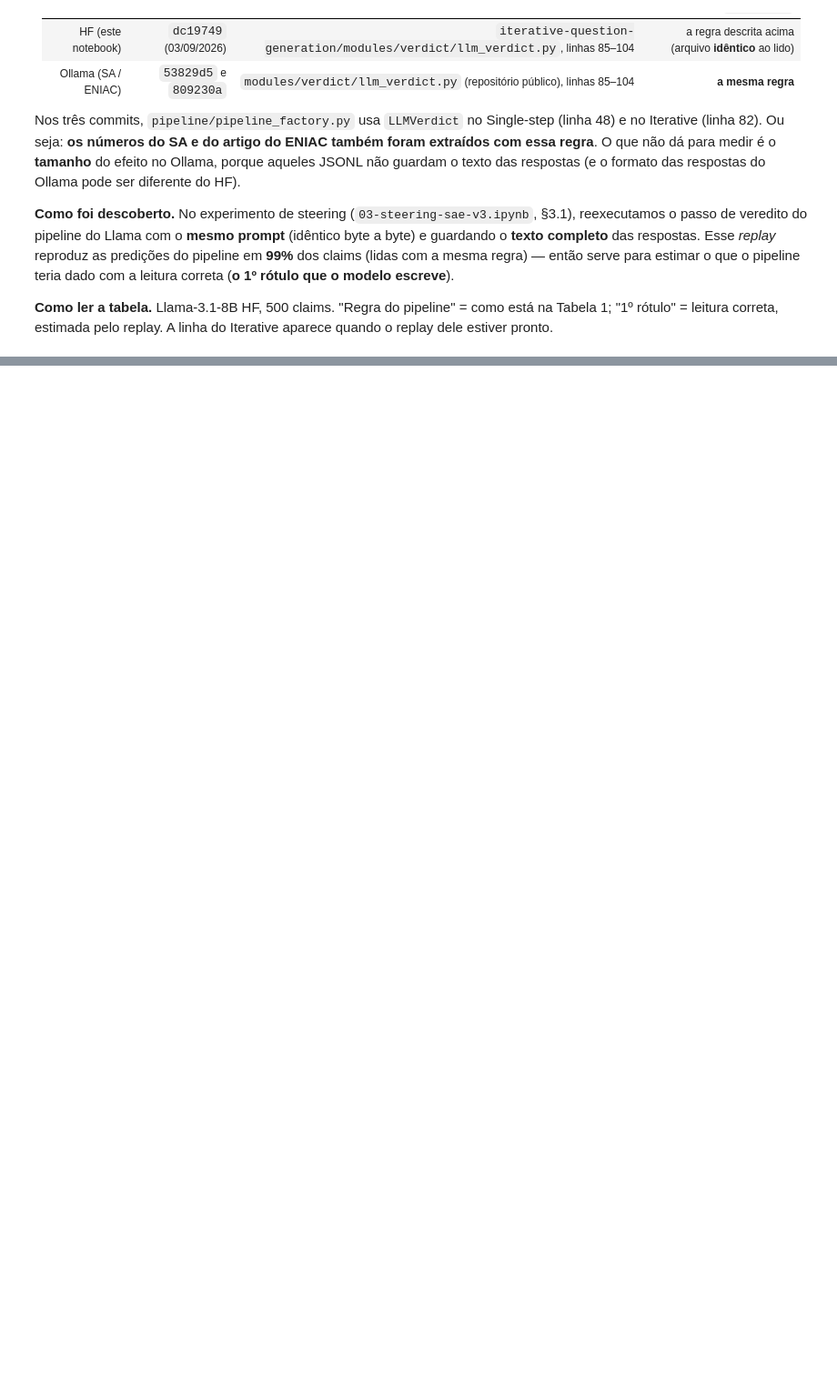
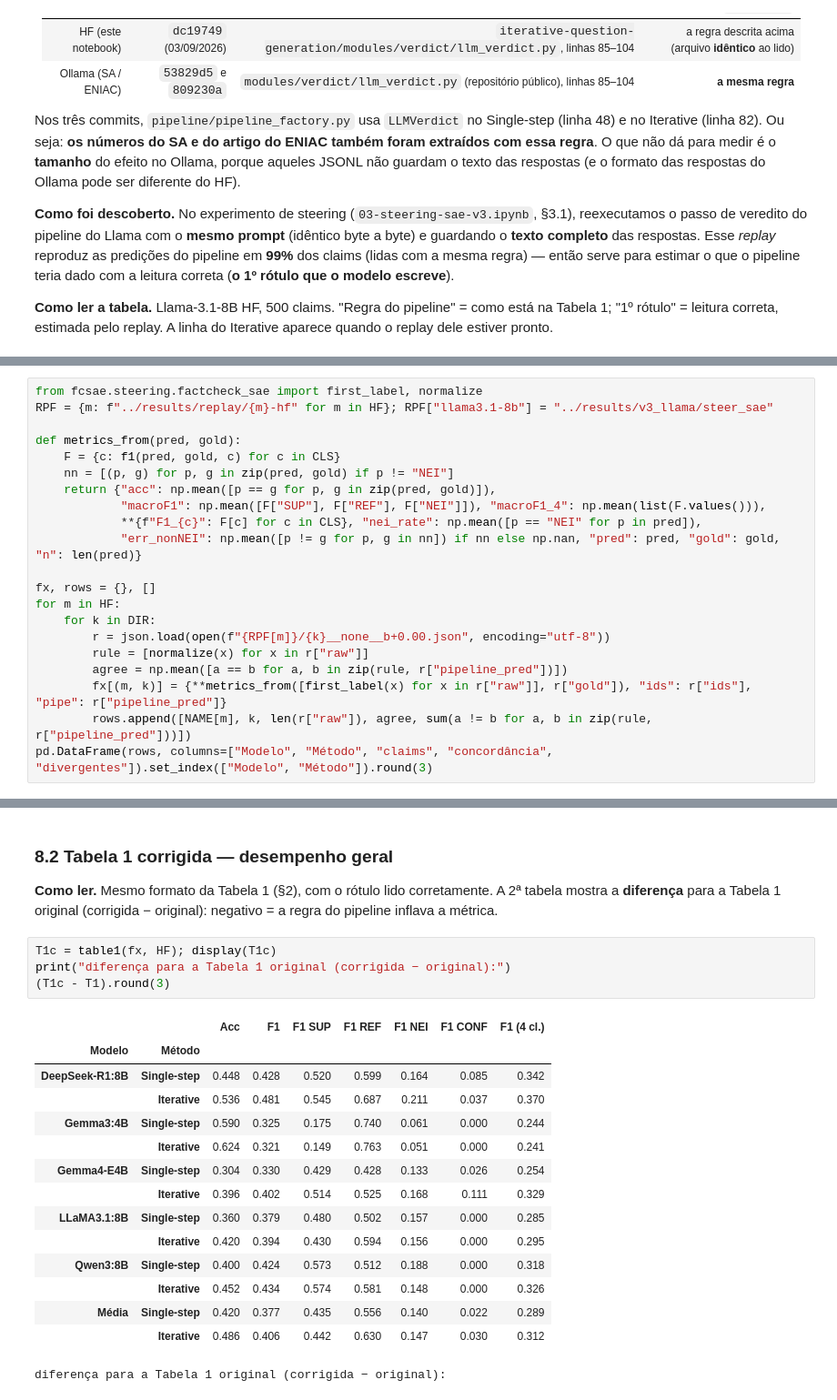
Before and after one commit to lucasfrag/fact-checking-nei-saes, a Jupyter notebook: notebooks/01-single-vs-iterative-it.ipynb, the cells around one changed output, grey strips where cells are left out. Shown at 91% size. Cells and saved outputs as stored; diff of their text form; blank space fills up the shorter version.

```diff
--- a/notebooks/01-single-vs-iterative-it.ipynb
+++ b/notebooks/01-single-vs-iterative-it.ipynb
@@ -442,0 +468,21 @@ guardando o texto), como no replay do Llama — sem refazer a busca de evidênci
+# %%
+from fcsae.steering.factcheck_sae import first_label, normalize
+RPF = {m: f"../results/replay/{m}-hf" for m in HF}; RPF["llama3.1-8b"] = "../results/v3_llama/steer_sae"
+
+def metrics_from(pred, gold):
+    F = {c: f1(pred, gold, c) for c in CLS}
+    nn = [(p, g) for p, g in zip(pred, gold) if p != "NEI"]
+    return {"acc": np.mean([p == g for p, g in zip(pred, gold)]),
+            "macroF1": np.mean([F["SUP"], F["REF"], F["NEI"]]), "macroF1_4": np.mean(list(F.values())),
+            **{f"F1_{c}": F[c] for c in CLS}, "nei_rate": np.mean([p == "NEI" for p in pred]),
+            "err_nonNEI": np.mean([p != g for p, g in nn]) if nn else np.nan, "pred": pred, "gold": gold, "n": len(pred)}
+
+fx, rows = {}, []
+for m in HF:
+    for k in DIR:
+        r = json.load(open(f"{RPF[m]}/{k}__none__b+0.00.json", encoding="utf-8"))
+        rule = [normalize(x) for x in r["raw"]]
+        agree = np.mean([a == b for a, b in zip(rule, r["pipeline_pred"])])
+        fx[(m, k)] = {**metrics_from([first_label(x) for x in r["raw"]], r["gold"]), "ids": r["ids"], "pipe": r["pipeline_pred"]}
+        rows.append([NAME[m], k, len(r["raw"]), agree, sum(a != b for a, b in zip(rule, r["pipeline_pred"]))])
+pd.DataFrame(rows, columns=["Modelo", "Método", "claims", "concordância", "divergentes"]).set_index(["Modelo", "Método"]).round(3)
@@ -442,0 +502,26 @@ guardando o texto), como no replay do Llama — sem refazer a busca de evidênci
+# %% [markdown]
+### 8.2 Tabela 1 corrigida — desempenho geral
+
+**Como ler.** Mesmo formato da Tabela 1 (§2), com o rótulo lido corretamente. A 2ª tabela mostra a
+**diferença** para a Tabela 1 original (corrigida − original): negativo = a regra do pipeline inflava a
+métrica.
+# %%
+T1c = table1(fx, HF); display(T1c)
+print("diferença para a Tabela 1 original (corrigida − original):")
+(T1c - T1).round(3)
+# %% [output]
+|  |  | Acc | F1 | F1 SUP | F1 REF | F1 NEI | F1 CONF | F1 (4 cl.) |
+| Modelo | Método |  |  |  |  |  |  |  |
+| DeepSeek-R1:8B | Single-step | 0.448 | 0.428 | 0.520 | 0.599 | 0.164 | 0.085 | 0.342 |
+|  | Iterative | 0.536 | 0.481 | 0.545 | 0.687 | 0.211 | 0.037 | 0.370 |
+| Gemma3:4B | Single-step | 0.590 | 0.325 | 0.175 | 0.740 | 0.061 | 0.000 | 0.244 |
+|  | Iterative | 0.624 | 0.321 | 0.149 | 0.763 | 0.051 | 0.000 | 0.241 |
+| Gemma4-E4B | Single-step | 0.304 | 0.330 | 0.429 | 0.428 | 0.133 | 0.026 | 0.254 |
+|  | Iterative | 0.396 | 0.402 | 0.514 | 0.525 | 0.168 | 0.111 | 0.329 |
+| LLaMA3.1:8B | Single-step | 0.360 | 0.379 | 0.480 | 0.502 | 0.157 | 0.000 | 0.285 |
+|  | Iterative | 0.420 | 0.394 | 0.430 | 0.594 | 0.156 | 0.000 | 0.295 |
+| Qwen3:8B | Single-step | 0.400 | 0.424 | 0.573 | 0.512 | 0.188 | 0.000 | 0.318 |
+|  | Iterative | 0.452 | 0.434 | 0.574 | 0.581 | 0.148 | 0.000 | 0.326 |
+| Média | Single-step | 0.420 | 0.377 | 0.435 | 0.556 | 0.140 | 0.022 | 0.289 |
+|  | Iterative | 0.486 | 0.406 | 0.442 | 0.630 | 0.147 | 0.030 | 0.312 |
+diferença para a Tabela 1 original (corrigida − original):
```
Also changed, not shown: parts of 13 cells of this notebook, 5 other files.
